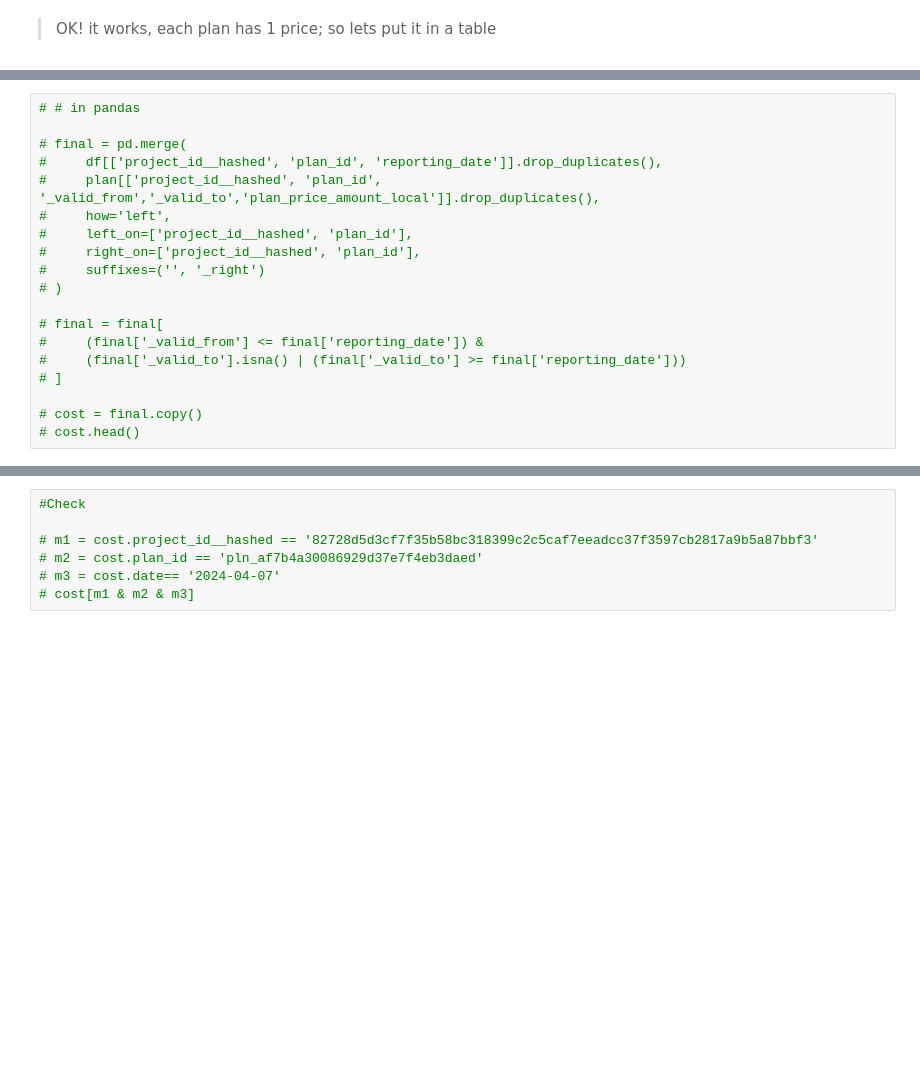
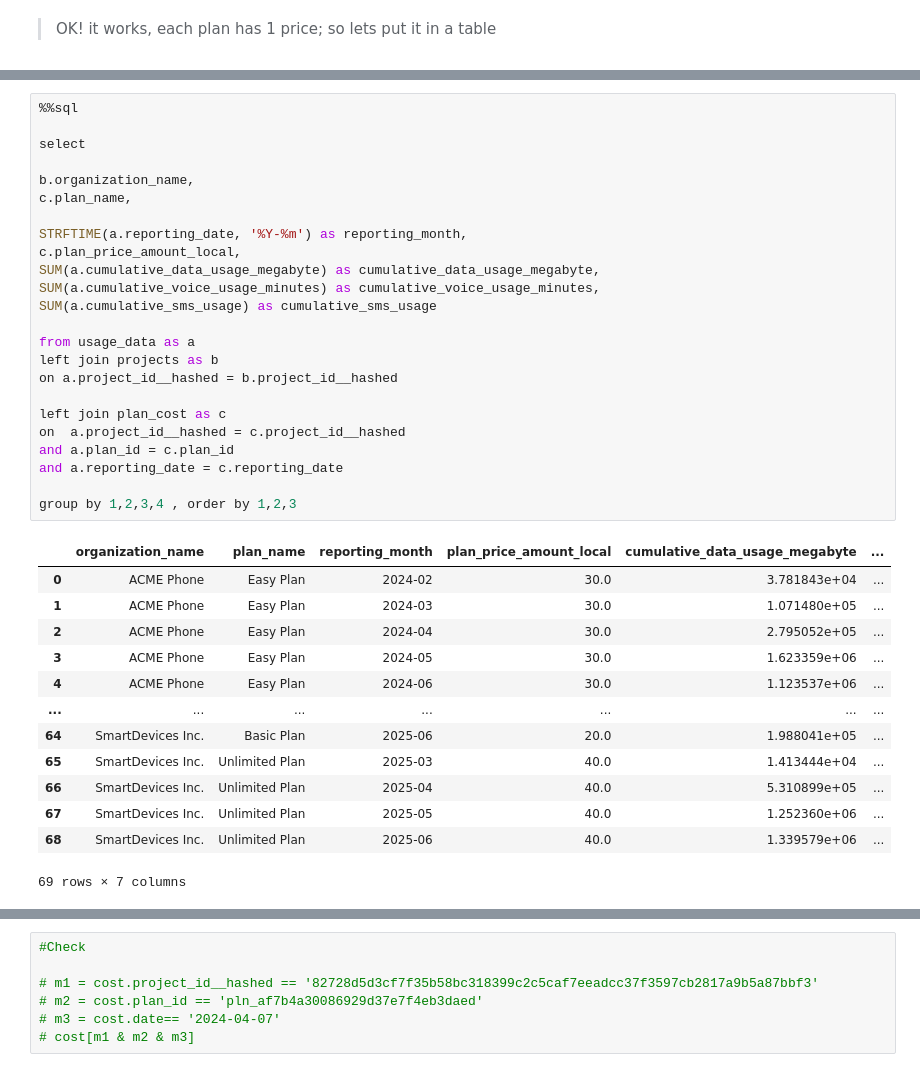
Before and after one commit to Robertoarce/gigs-sql, a Jupyter notebook: analysis.ipynb, the cells around one changed output, grey strips where cells are left out. Saved outputs shown, nothing was run; the diff lists cells and outputs as text; blank space fills up the shorter version.

```diff
--- a/analysis.ipynb
+++ b/analysis.ipynb
@@ -1602,19 +1559,38 @@ select * from plan_cost limit 3
-# %%
-# # in pandas
-
-# final = pd.merge(
-#     df[['project_id__hashed', 'plan_id', 'reporting_date']].drop_duplicates(),
-#     plan[['project_id__hashed', 'plan_id', '_valid_from','_valid_to','plan_price_amount_local']].drop_duplicates(),
-#     how='left',
-#     left_on=['project_id__hashed', 'plan_id'],
-#     right_on=['project_id__hashed', 'plan_id'],
-#     suffixes=('', '_right')
-# )
-
-# final = final[
-#     (final['_valid_from'] <= final['reporting_date']) &
-#     (final['_valid_to'].isna() | (final['_valid_to'] >= final['reporting_date']))
-# ]
-
-# cost = final.copy()
-# cost.head()
+# %%
+%%sql
+
+select
+
+b.organization_name,
+c.plan_name,
+
+STRFTIME(a.reporting_date, '%Y-%m') as reporting_month,
+c.plan_price_amount_local,
+SUM(a.cumulative_data_usage_megabyte) as cumulative_data_usage_megabyte,
+SUM(a.cumulative_voice_usage_minutes) as cumulative_voice_usage_minutes,
+SUM(a.cumulative_sms_usage) as cumulative_sms_usage
+
+from usage_data as a
+left join projects as b
+on a.project_id__hashed = b.project_id__hashed
+
+left join plan_cost as c
+on  a.project_id__hashed = c.project_id__hashed
+and a.plan_id = c.plan_id
+and a.reporting_date = c.reporting_date
+
+group by 1,2,3,4 , order by 1,2,3
+# %% [output]
+|  | organization_name | plan_name | reporting_month | plan_price_amount_local | cumulative_data_usage_megabyte | ... |
+| 0 | ACME Phone | Easy Plan | 2024-02 | 30.0 | 3.781843e+04 | ... |
+| 1 | ACME Phone | Easy Plan | 2024-03 | 30.0 | 1.071480e+05 | ... |
+| 2 | ACME Phone | Easy Plan | 2024-04 | 30.0 | 2.795052e+05 | ... |
+| 3 | ACME Phone | Easy Plan | 2024-05 | 30.0 | 1.623359e+06 | ... |
+| 4 | ACME Phone | Easy Plan | 2024-06 | 30.0 | 1.123537e+06 | ... |
+| ... | ... | ... | ... | ... | ... | ... |
+| 64 | SmartDevices Inc. | Basic Plan | 2025-06 | 20.0 | 1.988041e+05 | ... |
+| 65 | SmartDevices Inc. | Unlimited Plan | 2025-03 | 40.0 | 1.413444e+04 | ... |
+| 66 | SmartDevices Inc. | Unlimited Plan | 2025-04 | 40.0 | 5.310899e+05 | ... |
+| 67 | SmartDevices Inc. | Unlimited Plan | 2025-05 | 40.0 | 1.252360e+06 | ... |
+| 68 | SmartDevices Inc. | Unlimited Plan | 2025-06 | 40.0 | 1.339579e+06 | ... |
+69 rows × 7 columns
```
Also changed, not shown: parts of 39 cells of this notebook.
